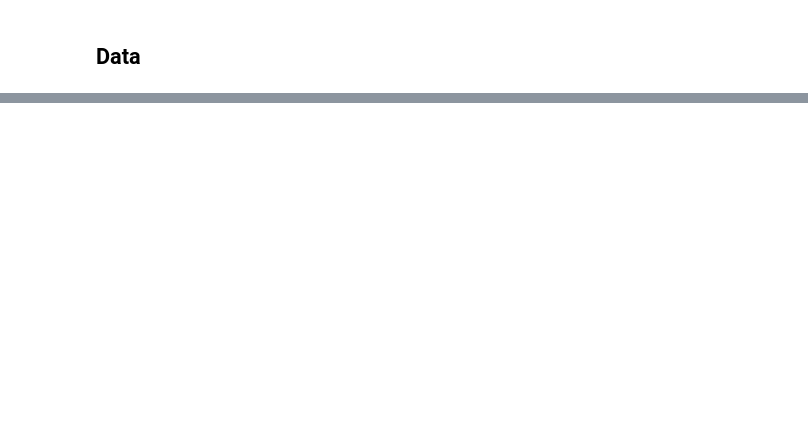
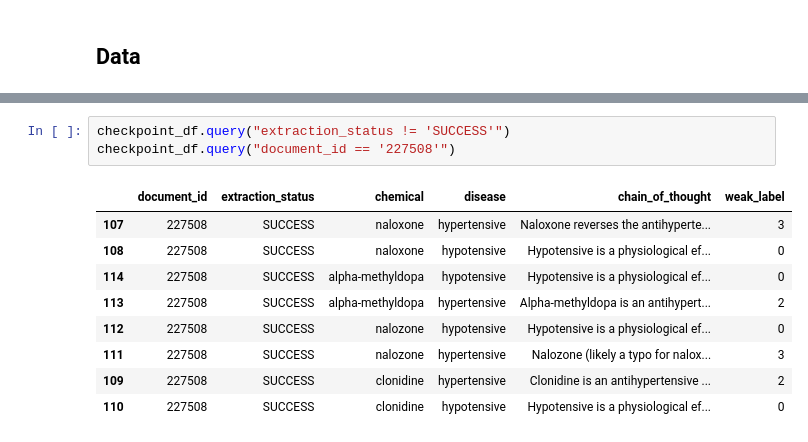
Before and after one commit to Francesco-Alb/biomed-ie-distill-xai, a Jupyter notebook: notebooks/03_weak_supervision.ipynb, the cells around one changed output, grey strips where cells are left out. Drawn from its saved outputs; the diff is of its cells as text; blank space fills up the shorter version.

```diff
--- a/notebooks/03_weak_supervision.ipynb
+++ b/notebooks/03_weak_supervision.ipynb
@@ -253,0 +384,13 @@ A granular error analysis of our pipeline's weak label generation revealed insta
+# %%
+checkpoint_df.query("extraction_status != 'SUCCESS'")
+checkpoint_df.query("document_id == '227508'")
+# %% [output]
+|  | document_id | extraction_status | chemical | disease | chain_of_thought | weak_label |
+| 107 | 227508 | SUCCESS | naloxone | hypertensive | Naloxone reverses the antihyperte... | 3 |
+| 108 | 227508 | SUCCESS | naloxone | hypotensive | Hypotensive is a physiological ef... | 0 |
+| 114 | 227508 | SUCCESS | alpha-methyldopa | hypotensive | Hypotensive is a physiological ef... | 0 |
+| 113 | 227508 | SUCCESS | alpha-methyldopa | hypertensive | Alpha-methyldopa is an antihypert... | 2 |
+| 112 | 227508 | SUCCESS | nalozone | hypotensive | Hypotensive is a physiological ef... | 0 |
+| 111 | 227508 | SUCCESS | nalozone | hypertensive | Nalozone (likely a typo for nalox... | 3 |
+| 109 | 227508 | SUCCESS | clonidine | hypertensive | Clonidine is an antihypertensive ... | 2 |
+| 110 | 227508 | SUCCESS | clonidine | hypotensive | Hypotensive is a physiological ef... | 0 |
```
Also changed, not shown: parts of 20 cells of this notebook, 3 other files.
